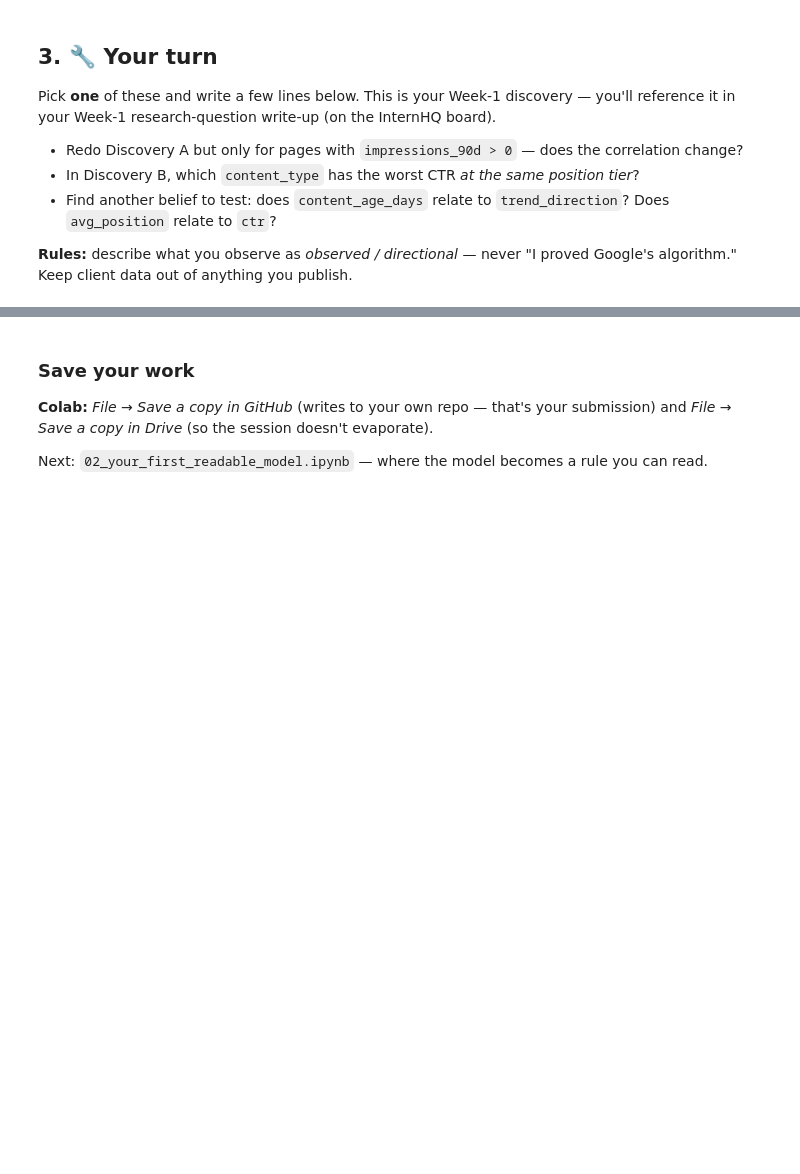
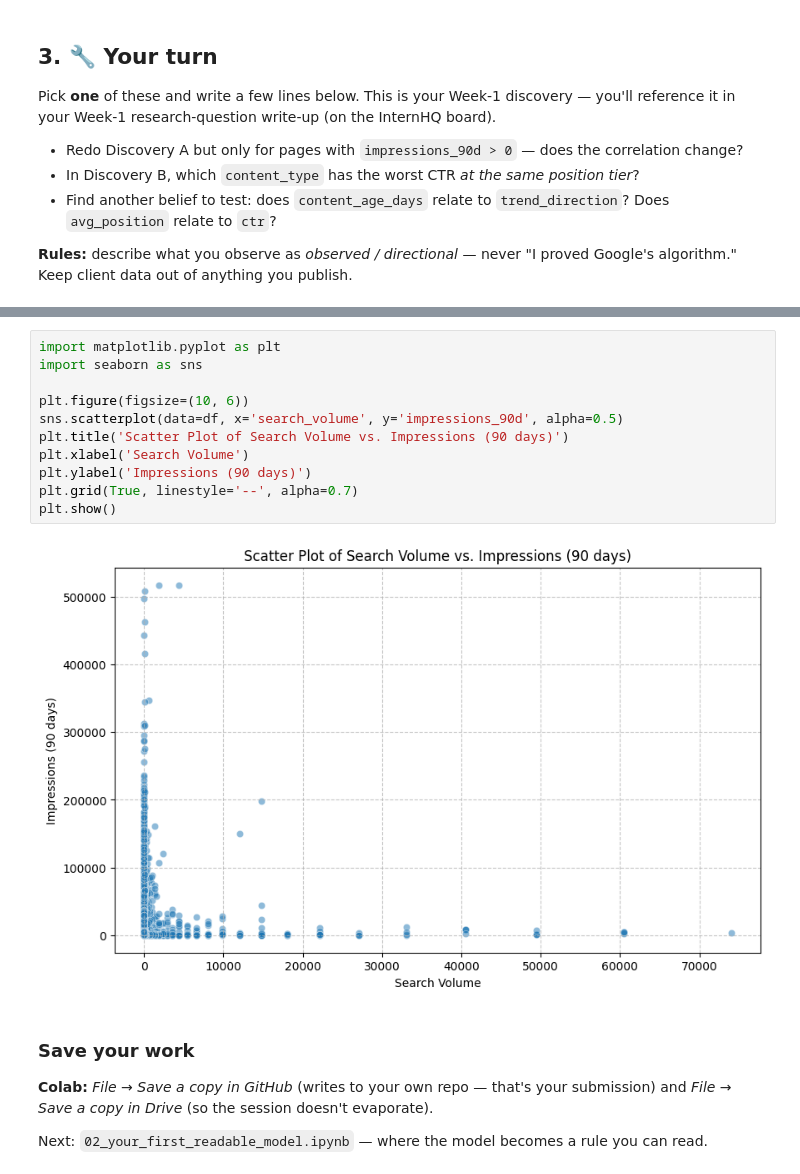
Before and after one commit to abdulwahab-git/week-01-Assignment, a Jupyter notebook: notebooks/01_first_look_and_discovery.ipynb, the cells around one changed output, grey strips where cells are left out. Saved outputs shown, nothing was run; the diff lists cells and outputs as text; blank space fills up the shorter version.

```diff
--- a/notebooks/01_first_look_and_discovery.ipynb
+++ b/notebooks/01_first_look_and_discovery.ipynb
@@ -156,3 +111,16 @@ Pick **one** of these and write a few lines below. This is your Week-1 discovery
+# %%
+import matplotlib.pyplot as plt
+import seaborn as sns
+
+plt.figure(figsize=(10, 6))
+sns.scatterplot(data=df, x='search_volume', y='impressions_90d', alpha=0.5)
+plt.title('Scatter Plot of Search Volume vs. Impressions (90 days)')
+plt.xlabel('Search Volume')
+plt.ylabel('Impressions (90 days)')
+plt.grid(True, linestyle='--', alpha=0.7)
+plt.show()
+# %% [output]
+[figure, added]
 # %% [markdown]
 ### Save your work
 **Colab:** *File → Save a copy in GitHub* (writes to your own repo — that's your submission) and *File → Save a copy in Drive* (so the session doesn't evaporate).
```
Also changed, not shown: parts of 7 cells of this notebook.
